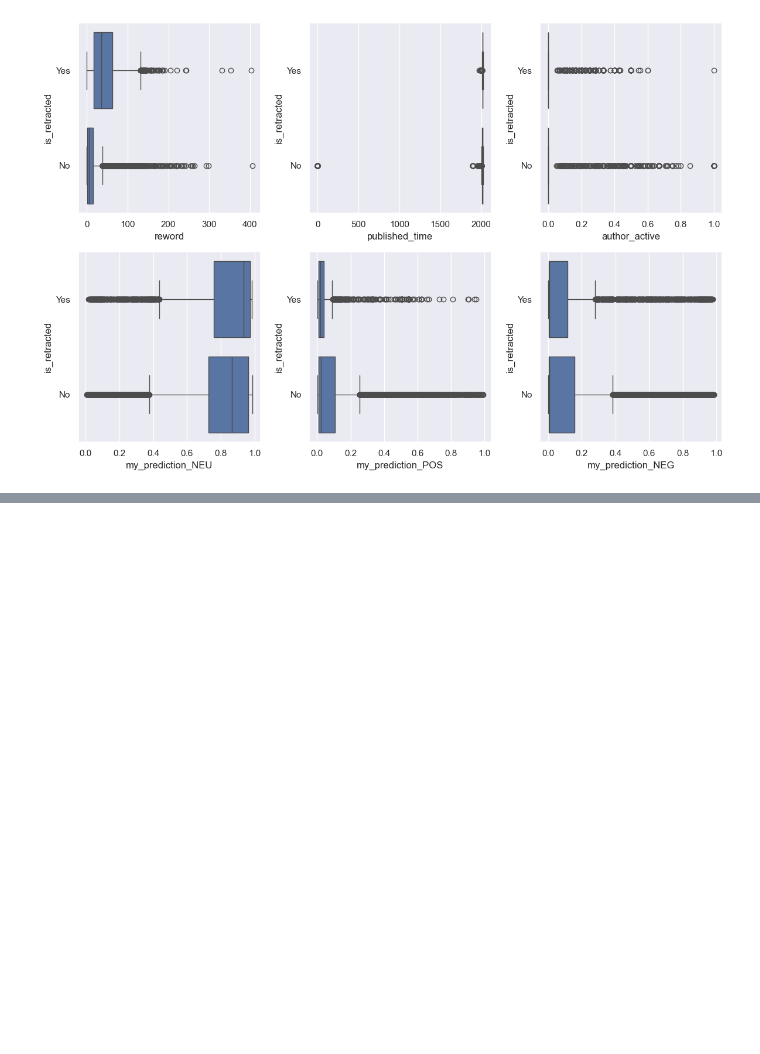
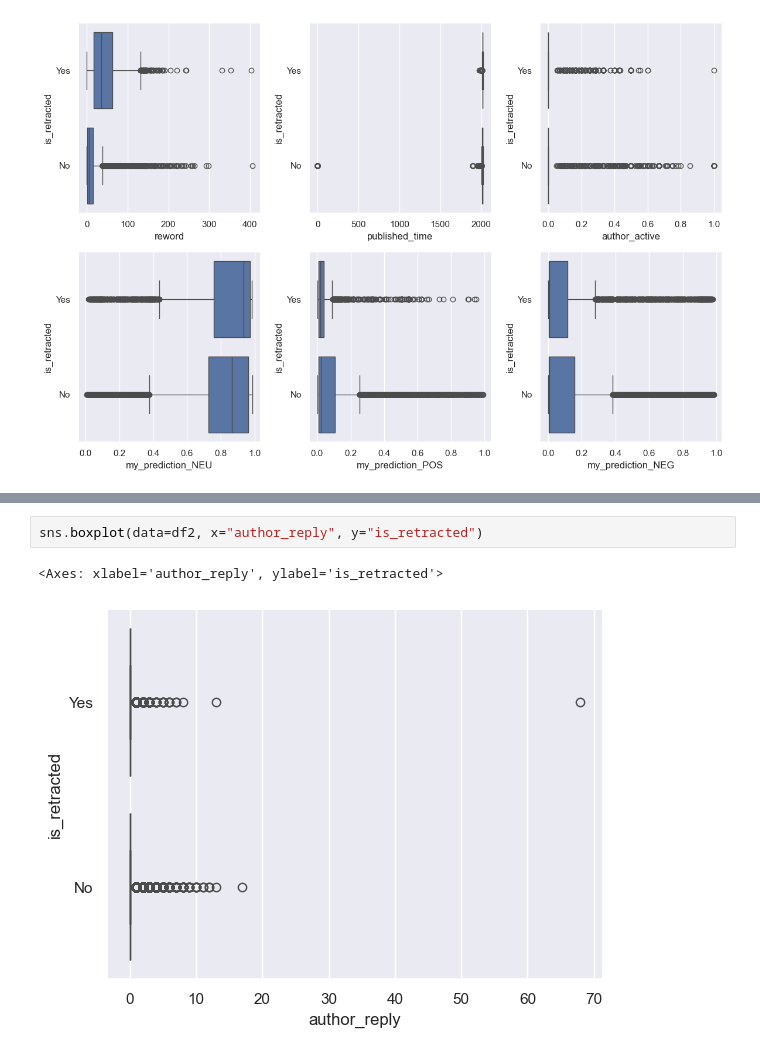
Before and after one commit to Junital/PaperRiskDetection, a Jupyter notebook: draw/variable_box_plot.ipynb, the cells around one changed output, grey strips where cells are left out. Cells and saved outputs as stored; diff of their text form; blank space fills up the shorter version.

```diff
--- a/draw/variable_box_plot.ipynb
+++ b/draw/variable_box_plot.ipynb
@@ -37,0 +57,5 @@ plt.show()
+# %%
+sns.boxplot(data=df2, x="author_reply", y="is_retracted")
+# %% [output]
+<Axes: xlabel='author_reply', ylabel='is_retracted'>
+[figure, added]
```
Also changed, not shown: parts of 2 cells of this notebook, 5 other files.
